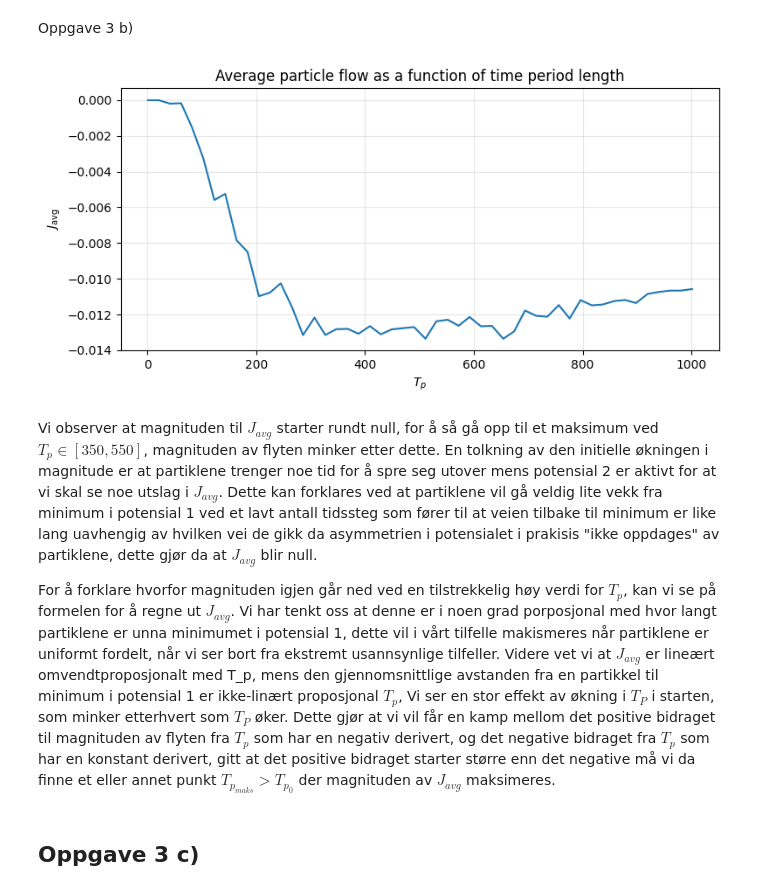
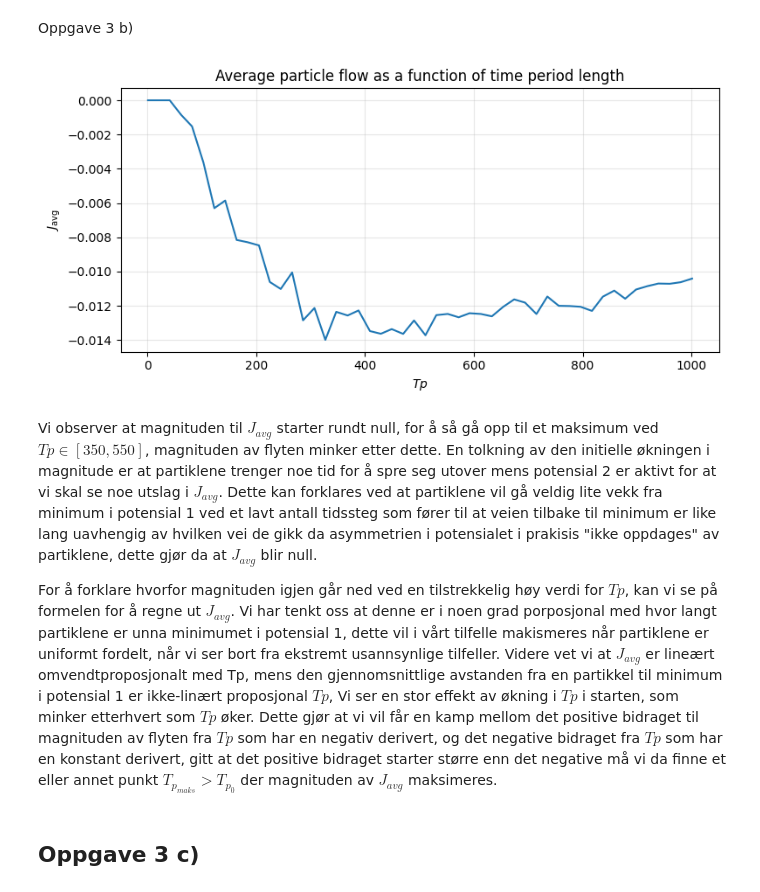
Before and after one commit to KristofferEide06/TMA4320_Project2, a Jupyter notebook: project2.ipynb, the cells around one changed output. Drawn from its saved outputs; the diff is of its cells as text; code cells hidden in the pictures.

```diff
--- a/project2.ipynb
+++ b/project2.ipynb
@@ -395,11 +399,11 @@ def random_walk_exclusion(initial_grid: np.ndarray, V, n_steps: int, beta: float
 
     Args:
         initial_grid: Initial distribution of particles
-        V: Potential function V(x) that returns svalar potential value
-        n_steps:  Number of steps
+        V: Potential function V(x) that returns scalar potential value
+        n_steps: Number of steps
         n_sim: Number of simulations
-        beta: Physical parameter
-        k: Potential physical paramater
+        beta: Constant equal to 1/(Kb*T)
+        k: Potential strength
 
     Returns:
         Grid with particles particle positions (0/1)
@@ -438,11 +442,11 @@ def sim_walk_exclusion(initial_grid: np.ndarray, V, n_steps: int, n_sim: int, be
 
     Args:
         initial_grid: Initial distribution of particles
-        V: Potential function V(x) that returns svalar potential value
-        n_steps:  Number of steps
+        V: Potential function V(x) that returns scalar potential value
+        n_steps: Number of steps
         n_sim: Number of simulations
-        beta: Physical parameter
-        k: Potential physical paramater
+        beta: Constant equal to 1/(Kb*T)
+        k: Potential strength
 
     Returns:
         x: Site coordinates centered around zero
@@ -879,58 +844,58 @@ Her ser vi at $J_{avg}$ er mot høyre isteden for venstre (positiv isteden for n
 Oppgave 3 b)
 # %%
 @njit
-def sim_3b(t_p: int, n_x: int, alpha: float, k: float,
-           n_p: int, pos1: int, pos2: int, interval: int, beta: float):
+def sim3_ab(Tp: int, Nx: int, alpha: float, k: float,
+           Np: int, pos1: int, pos2: int, interval: int, beta: float) -> tuple[np.ndarray, float]:
     """Simulate the random walk with a switching periodic potential for two particle groups
 
     Args:
-        t_p: Time period between potential switches V31/V32
-        n_x: Length of intervall for periodic potential V31
-        alpha: Position of potential switch within n_x, pos = n_x*alpha
-        k: Konstant for potential strength
-        n_p: Number of particles
+        Tp: Time period between potential switches V31/V32
+        Nx: Length of intervall for periodic potential V31
+        alpha: Position of potential switch within Nx, pos = Nx*alpha
+        k: Potential strength
+        Np: Number of particles
         pos1: Initial position of the first group of particles
         pos2: Initial position of the second group of particles
         interval: Length of position interval (wrap-around boundary)
-        beta: Constant equal to 1/Kb*T
+        beta: Constant equal to 1/(Kb*T)
 
     Returns:
         x: Final array of particle positions after one cycle
         avg_flow: Average flow over one full cycle
     """
     # Making an array of particles equally divided between position 1 and 2
-    x = np.array([[pos1 for _ in range(n_p // 2)],
-                  [pos2 for _ in range(n_p // 2)]]).flatten()
+    x = np.array([[pos1 for _ in range(Np // 2)],
+                  [pos2 for _ in range(Np // 2)]]).flatten()
 
-    flow_t = np.zeros(2 * t_p)
+    flow_t = np.zeros(2 * Tp)
 
-    for t in range(2 * t_p):
-        x, flow = walk_step(n_x, alpha, k, n_p, t, t_p, x, interval, beta)
+    for t in range(2 * Tp):
+        x, flow = walk_step(Nx, alpha, k, Np, t, Tp, x, interval, beta)
         flow_t[t] = flow
     avg_flow = np.mean(flow_t)
 
     return x, avg_flow
 
-# Initializing t_p array with 50 evenly spaced t_p values and empty flow array with same length of type np.float64
-t_p_array = np.int64(np.linspace(1, 1001, 50))
-flow_array_3b = np.zeros(len(t_p_array), dtype=np.float64)
+# Initializing Tp array with 50 evenly spaced Tp values and empty flow array with same length of type np.float64
+Tp_array = np.int64(np.linspace(1, 1001, 50))
+flow_array_3b = np.zeros(len(Tp_array), dtype=np.float64)
 
-# Simulating the J_avg for all values of t_p and adding them to flow array for plotting
-for i in range(len(t_p_array)):
-    x, avg_flow_3b = sim_3b(t_p=t_p_array[i], n_x=100, alpha=0.8,k=1000,
-                            n_p=40 * 100, pos1=0, pos2=100, interval=200, beta=1.0)
+# Simulating the J_avg for all values of Tp and adding them to flow array for plotting
+for i in range(len(Tp_array)):
+    x, avg_flow_3b = sim3_ab(Tp=Tp_array[i], Nx=100, alpha=0.8,k=1000,
+                            Np=40 * 100, pos1=0, pos2=100, interval=200, beta=1.0)
     flow_array_3b[i] = avg_flow_3b
 
 plotter(titles=np.array(["Average particle flow as a function of time period length"]),
-        x_labels=np.array([r"$T_p$"]), y_labels=np.array([r"$J_{\mathrm{avg}}$"]),
-        x_arrays=np.array([t_p_array]), y_arrays=np.array([flow_array_3b]), rows=1, cols=1)
+        x_labels=np.array([r"$Tp$"]), y_labels=np.array([r"$J_{\mathrm{avg}}$"]),
+        x_arrays=np.array([Tp_array]), y_arrays=np.array([flow_array_3b]), rows=1, cols=1)
 # %% [output]
-[figure, old version]
+[figure, new version]
 # %% [markdown]
 
-Vi observer at magnituden til $J_{avg}$ starter rundt null, for å så gå opp til et maksimum ved $T_p \in [350, 550]$, magnituden av flyten minker etter dette. En tolkning av den initielle økningen i magnitude er at partiklene trenger noe tid for å spre seg utover mens potensial 2 er aktivt for at vi skal se noe utslag i $J_{avg}$. Dette kan forklares ved at partiklene vil gå veldig lite vekk fra minimum i potensial 1 ved et lavt antall tidssteg som fører til at veien tilbake til minimum er like lang uavhengig av hvilken vei de gikk da asymmetrien i potensialet i prakisis "ikke oppdages" av partiklene, dette gjør da at $J_{avg}$ blir null.
+Vi observer at magnituden til $J_{avg}$ starter rundt null, for å så gå opp til et maksimum ved $Tp \in [350, 550]$, magnituden av flyten minker etter dette. En tolkning av den initielle økningen i magnitude er at partiklene trenger noe tid for å spre seg utover mens potensial 2 er aktivt for at vi skal se noe utslag i $J_{avg}$. Dette kan forklares ved at partiklene vil gå veldig lite vekk fra minimum i potensial 1 ved et lavt antall tidssteg som fører til at veien tilbake til minimum er like lang uavhengig av hvilken vei de gikk da asymmetrien i potensialet i prakisis "ikke oppdages" av partiklene, dette gjør da at $J_{avg}$ blir null.
 
-For å forklare hvorfor magnituden igjen går ned ved en tilstrekkelig høy verdi for $T_p$, kan vi se på formelen for å regne ut $J_{avg}$. Vi har tenkt oss at denne er i noen grad porposjonal med hvor langt partiklene er unna minimumet i potensial 1, dette vil i vårt tilfelle makismeres når partiklene er uniformt fordelt, når vi ser bort fra ekstremt usannsynlige tilfeller. Videre vet vi at $J_{avg}$ er lineært omvendtproposjonalt med T_p, mens den gjennomsnittlige avstanden fra en partikkel til minimum i potensial 1 er ikke-linært proposjonal $T_p$, Vi ser en stor effekt av økning i $T_P$ i starten, som minker etterhvert som $T_P$ øker. Dette gjør at vi vil får en kamp mellom det positive bidraget til magnituden av flyten fra $T_p$ som har en negativ derivert, og det negative bidraget fra $T_p$ som har en konstant derivert, gitt at det positive bidraget starter større enn det negative må vi da finne et eller annet punkt $T_{p_{maks}} > T_{p_0}$ der magnituden av $J_{avg}$ maksimeres.
+For å forklare hvorfor magnituden igjen går ned ved en tilstrekkelig høy verdi for $Tp$, kan vi se på formelen for å regne ut $J_{avg}$. Vi har tenkt oss at denne er i noen grad porposjonal med hvor langt partiklene er unna minimumet i potensial 1, dette vil i vårt tilfelle makismeres når partiklene er uniformt fordelt, når vi ser bort fra ekstremt usannsynlige tilfeller. Videre vet vi at $J_{avg}$ er lineært omvendtproposjonalt med Tp, mens den gjennomsnittlige avstanden fra en partikkel til minimum i potensial 1 er ikke-linært proposjonal $Tp$, Vi ser en stor effekt av økning i $Tp$ i starten, som minker etterhvert som $Tp$ øker. Dette gjør at vi vil får en kamp mellom det positive bidraget til magnituden av flyten fra $Tp$ som har en negativ derivert, og det negative bidraget fra $Tp$ som har en konstant derivert, gitt at det positive bidraget starter større enn det negative må vi da finne et eller annet punkt $T_{p_{maks}} > T_{p_0}$ der magnituden av $J_{avg}$ maksimeres.
 # %% [markdown]
 ## Oppgave 3 c)
 # %%
```
Also changed, not shown: parts of 25 cells of this notebook.
